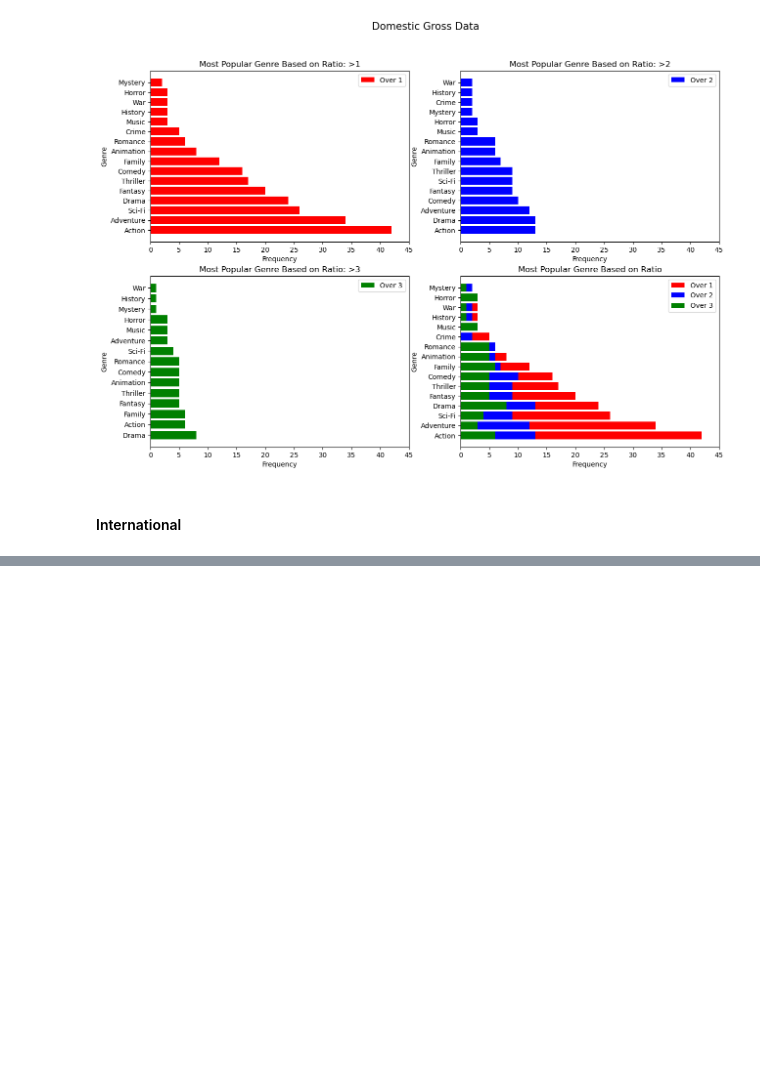
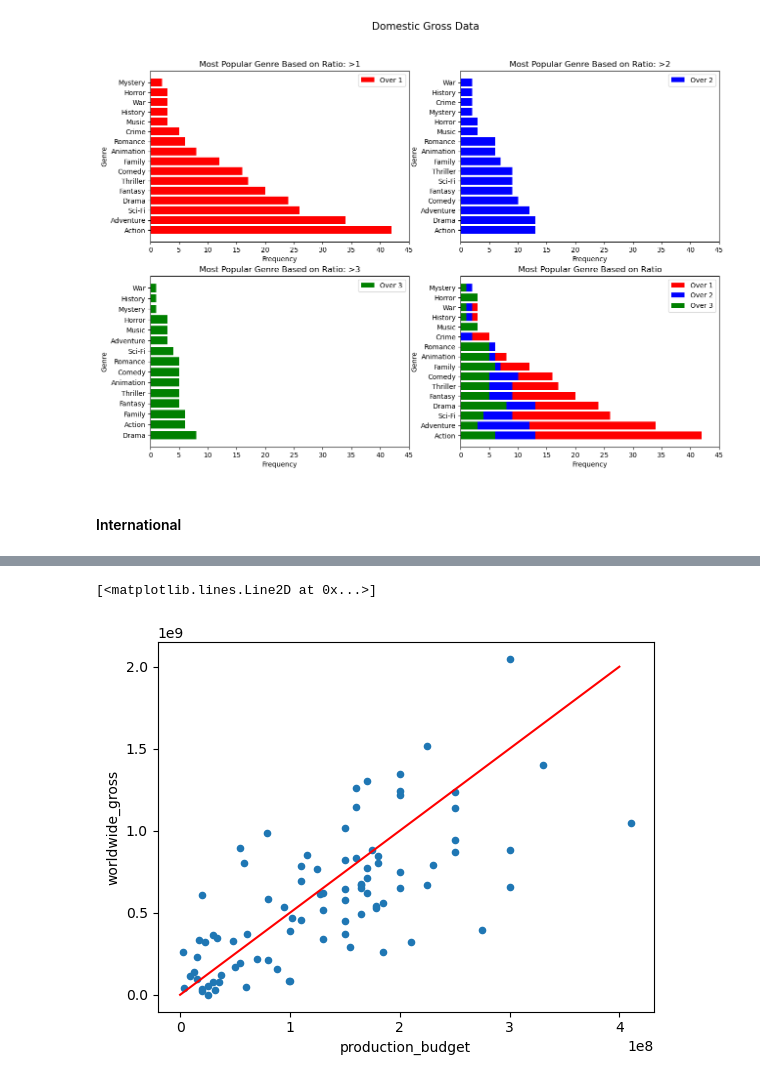
Before and after one commit to Tommyphung1/Movie_Anaylsis_for_Profit-, a Jupyter notebook: movie_code.ipynb, the cells around one changed output, grey strips where cells are left out. Cells and saved outputs as stored; diff of their text form; code cells hidden in the pictures; blank space fills up the shorter version.

Commit message:
More cleanup, started with a new graph

```diff
--- a/movie_code.ipynb
+++ b/movie_code.ipynb
@@ -612,0 +583,7 @@ ax.set_xlim([0,45])
+# %%
+df1_and_2 = df_2.loc[df_2['movie'].isin(df1_top_movies['title'])]
+df1_and_2.plot.scatter('production_budget', 'worldwide_gross')
+plt.plot([0,400000000], [0,2000000000] ,color = 'red')
+# %% [output]
+[<matplotlib.lines.Line2D at 0x...>]
+[figure, added]
```
Also changed, not shown: parts of 10 cells of this notebook, 1 other file.
